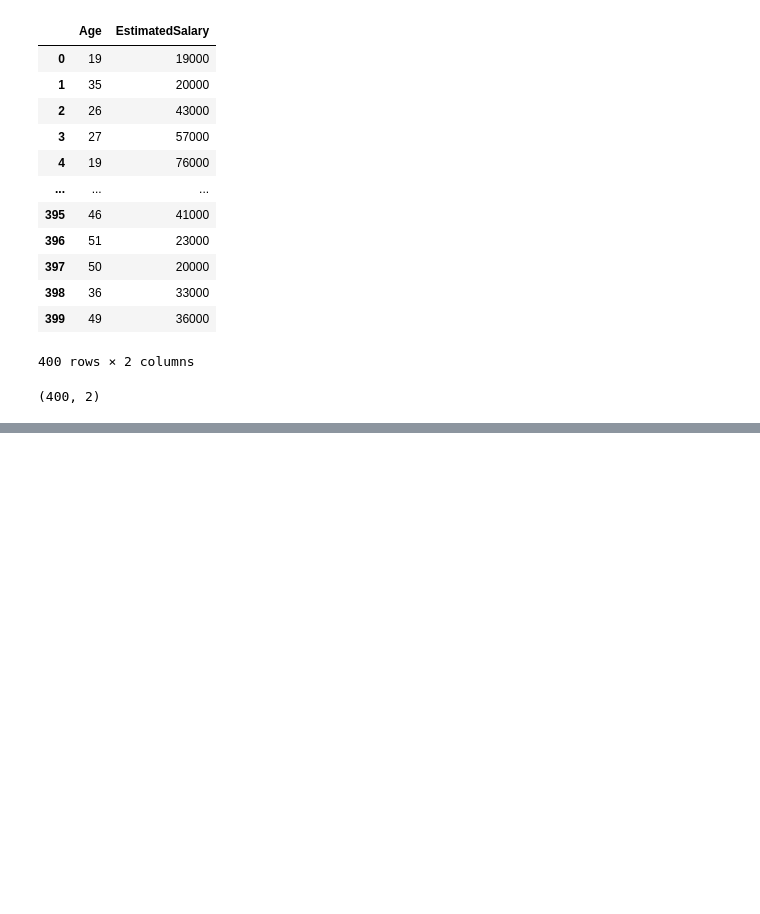
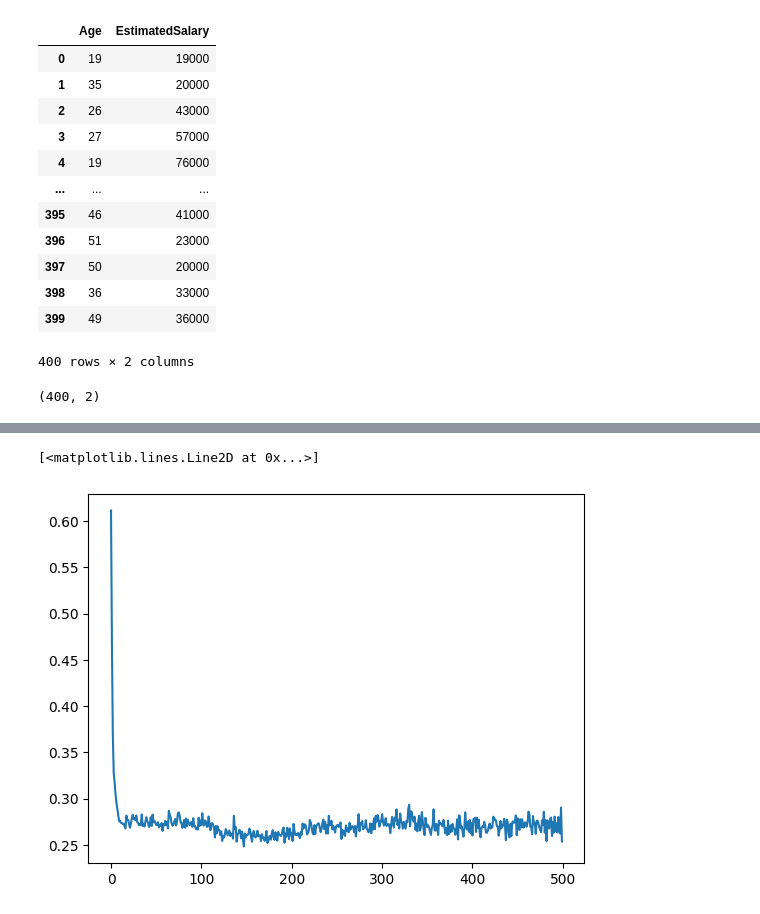
Before and after one commit to Ayushjain270/100-Days-of-Deep-Learning-, a Jupyter notebook: Batch_vs_stochastic_GD.ipynb, the cells around one changed output, grey strips where cells are left out. Drawn from its saved outputs; the diff is of its cells as text; code cells hidden in the pictures; blank space fills up the shorter version.

Commit message:
In this notebook you will see the  how the loss function with epochs .. and how the stochastic graph is spikey and batch GD is smooth

```diff
--- a/Batch_vs_stochastic_GD.ipynb
+++ b/Batch_vs_stochastic_GD.ipynb
@@ -5,7 +5,7 @@ import numpy as np
 import pandas as pd
 import time
 # %%
-df = pd.read_csv('/content/sample_data/Social_Network_Ads.csv')
+df = pd.read_csv('/content/Social_Network_Ads.csv')
 # %%
 df.head()
 # %% [output]
@@ -90,7 +88,7 @@ Model: "sequential_4"
  Non-trainable params: 0 (0.00 B)
 # %%
 model.compile(loss='binary_crossentropy',metrics=['accuracy'])
-start = time.time()
-history = model.fit(X_scaled,y,epochs=10,batch_size=1,validation_split=0.2)
-print(time.time() - start)#stochastic GD
+#start = time.time()
+history = model.fit(X_scaled,y,epochs=500,batch_size=1,validation_split=0.2)
+#print(time.time() - start)
 # %% [output]
@@ -114,3 +112,9 @@ Epoch 10/10
+# %%
+import matplotlib.pyplot as plt
+plt.plot(history.history['loss'])
+# %% [output]
+[<matplotlib.lines.Line2D at 0x...>]
+[figure, added]
 # %%
 model = Sequential()
 
```
Also changed, not shown: parts of 16 cells of this notebook.
